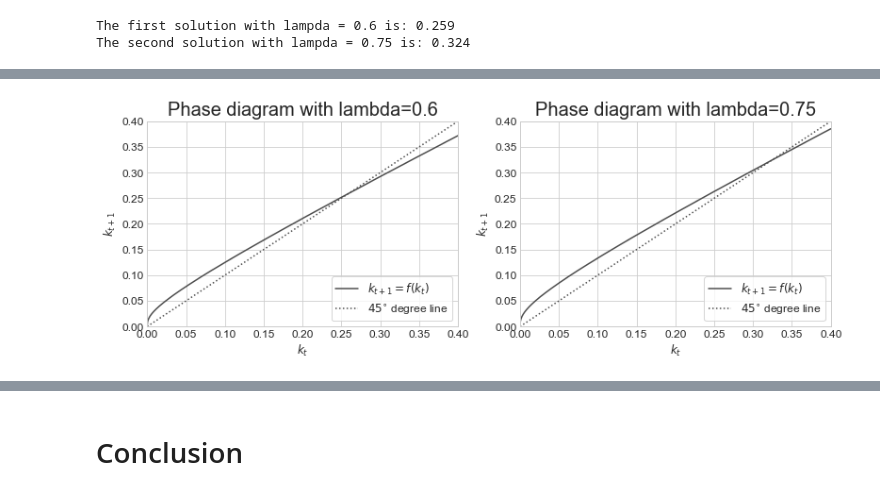
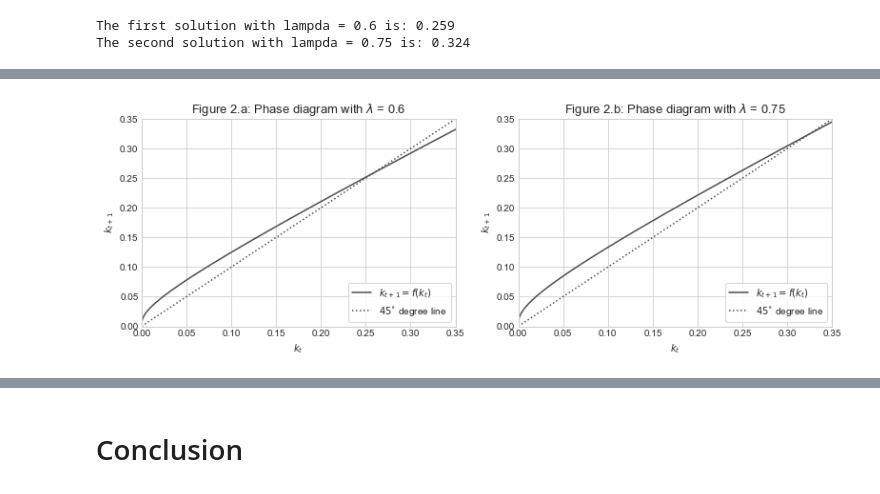
Before and after one commit to NumEconCopenhagen/projects-2020-group-14, a Jupyter notebook: modelproject/Model Analysis Project.ipynb, the cells around one changed output, grey strips where cells are left out. Drawn from its saved outputs; the diff is of its cells as text; code cells hidden in the pictures.

```diff
--- a/modelproject/Model Analysis Project.ipynb
+++ b/modelproject/Model Analysis Project.ipynb
@@ -115,0 +135,19 @@ As expected we get a higher level of capital the higher the share of workers rel
+# %%
+alpha=1/3
+delta=0.1
+g=0.02
+n=0.25
+s=0.2
+B=1
+lam_plot = np.linspace(0,1,100)
+yss_plot = (B**(1/(1-alpha))*lam_plot*(s/(delta+n))**(alpha/(1-alpha)))
+
+#Plotting different value of lambda from 0 to 1 against the value of tecnolegy adjusted capital steady state
+fig = plt.figure()
+ax = fig.add_subplot(1, 1, 1)
+ax.set_xlabel("Share of population in the laborforce")
+ax.set_ylabel("$y^\star$")
+
+ax.set_title('Figure 1: The effect of $\lambda$ on the steady state output', fontsize=13)
+ax.plot(lam_plot,yss_plot)
+plt.show;
@@ -119,17 +175,12 @@ As expected we get a higher level of capital the higher the share of workers rel
 We want to show the transition to steady state in a phase diagram with the two different share of workers. We do this by simulating two different transations from time 0 to steady state.
 # %%
 #Transformation equation of capital
-def k_trans_one(alpha,delta,lam_one,B,s,n,k_t):
-    return 1/(1+n)*(s*B*lam_one**(1-alpha)*k_t**alpha+(1-delta)*k_t)
-
-def k_trans_two(alpha,delta,lam_two,B,s,n,k_t):
-    return 1/(1+n)*(s*B*lam_two**(1-alpha)*k_t**alpha+(1-delta)*k_t)
+def k_trans(alpha,delta,lam,B,s,n,k_t):
+    return 1/(1+n)*(s*B*lam**(1-alpha)*k_t**alpha+(1-delta)*k_t)
 
 #Steady state for k
-def ss_k_one(alpha,delta,lam_one,B,s,n):
-    return (B*lam_one**(1-alpha)*s/(delta+n))**(1/(1-alpha))
-def ss_k_two(alpha,delta,lam_two,B,s,n):
-    return (B*lam_two**(1-alpha)*s/(delta+n))**(1/(1-alpha))
+def ss_k(alpha,delta,lam,B,s,n):
+    return (B*lam**(1-alpha)*s/(delta+n))**(1/(1-alpha))
 
 # Setting the parameters
 alpha=1/3
@@ -145,67 +196,53 @@ k0 = 0.01
 T = 20
 index = range(T)
 
-#Graph 1
-k_level_one = np.zeros(len(index))
-k_level_one[0] = k0
-
-for t in index[1:]:
-    k_level_one[t] = k_trans_one(alpha,delta,lam_one,B,s,n,k_level_one[t-1])
-
-#Graph 2
-k_level_two = np.zeros(len(index))
-k_level_two[0] = k0
-
-for t in index[1:]:
-    k_level_two[t] = k_trans_two(alpha,delta,lam_two,B,s,n,k_level_two[t-1])
-
 # Number of values in the grid
 N = 1000
 
 # Capital in period t
-_k_t_one = np.linspace(0,0.4,N)
-_k_t_two = np.linspace(0,0.4,N)
+k_tone = np.linspace(0,0.4,N)
+k_ttwo = np.linspace(0,0.4,N)
 
 # Capital in period t+1
-_k_trans_one = np.zeros(N)
-_k_trans_two = np.zeros(N)
+k_trans_one = np.zeros(N)
+k_trans_two = np.zeros(N)
 
-for i,k in enumerate(_k_t_one):
-    _k_trans_one[i] = k_trans_one(alpha,delta,lam_one,B,s,n,k)
+for i,k in enumerate(k_tone):
+    k_trans_one[i] = k_trans(alpha,delta,lam_one,B,s,n,k)
 
-for i,k in enumerate(_k_t_two):
-    _k_trans_two[i] = k_trans_two(alpha,delta,lam_two,B,s,n,k)
+for i,k in enumerate(k_ttwo):
+    k_trans_two[i] = k_trans(alpha,delta,lam_two,B,s,n,k)
 
 fig, axes = plt.subplots(1, 2, sharex='col', figsize=(13, 4))
 ax1 = axes[0]
 ax2 = axes[1]
 
 #Phase diagram 1:
 
-ax1.plot(_k_t_one,_k_trans_one, color='0.3',label=r'$k_{t+1} = f(k_t)$')
-ax1.plot(_k_t_one,_k_t_one,color='0.3',linestyle=':', label=r'$45^{\circ}$ degree line')
+ax1.plot(k_tone,k_trans_one, color='0.3',label=r'$k_{t+1} = f(k_t)$')
+ax1.plot(k_tone,k_tone,color='0.3',linestyle=':', label=r'$45^{\circ}$ degree line')
 
 ax1.set_ylabel('$k_{t+1}$')
 ax1.set_xlabel('$k_t$')
-ax1.set_xlim(0,0.4)
-ax1.set_ylim(0,0.4)
+ax1.set_xlim(0,0.35)
+ax1.set_ylim(0,0.35)
 ax1.legend(loc=4,frameon=True)
 
-ax1.set_title('Phase diagram with lambda=0.6', fontsize=20)
+ax1.set_title('Figure 2.a: Phase diagram with $\lambda$ = 0.6', fontsize=13)
 
 #Phase diagram 2:
 
-ax2.plot(_k_t_two,_k_trans_two, color='0.3',label=r'$k_{t+1} = f(k_t)$')
-ax2.plot(_k_t_two,_k_t_two,color='0.3',linestyle=':', label=r'$45^{\circ}$ degree line')
+ax2.plot(k_ttwo,k_trans_two, color='0.3',label=r'$k_{t+1} = f(k_t)$')
+ax2.plot(k_ttwo,k_ttwo,color='0.3',linestyle=':', label=r'$45^{\circ}$ degree line')
 
 ax2.set_ylabel('$k_{t+1}$')
 ax2.set_xlabel('$k_t$')
-ax2.set_xlim(0,0.4)
-ax2.set_ylim(0,0.4)
+ax2.set_xlim(0,0.35)
+ax2.set_ylim(0,0.35)
 ax2.legend(loc=4,frameon=True)
 
-ax2.set_title('Phase diagram with lambda=0.75', fontsize=20)
+ax2.set_title('Figure 2.b: Phase diagram with $\lambda$ = 0.75', fontsize=13)
 
 plt.show()
 # %% [output]
-[figure, old version]
+[figure, new version]
```
Also changed, not shown: parts of 45 cells of this notebook.
